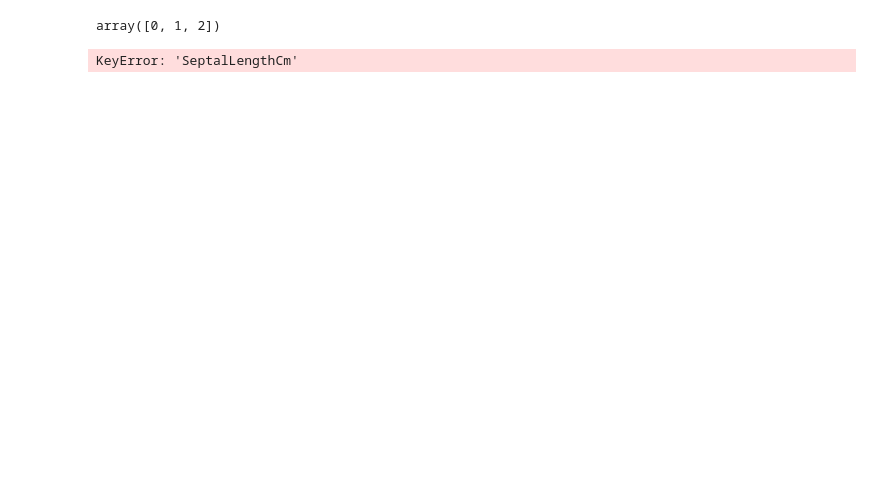
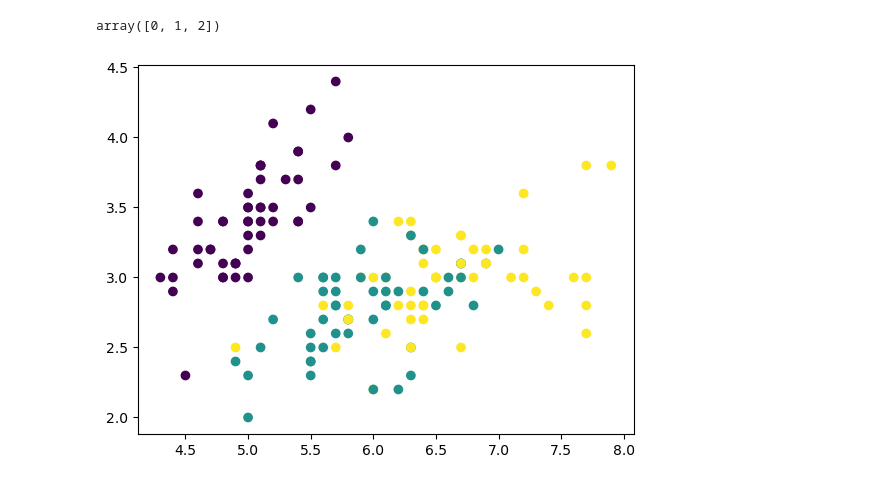
Before and after one commit to olegkich/iris-species-classification, a Jupyter notebook: main.ipynb, the cells around one changed output. Saved outputs shown, nothing was run; the diff lists cells and outputs as text; code cells hidden in the pictures; blank space fills up the shorter version.

```diff
--- a/main.ipynb
+++ b/main.ipynb
@@ -18,3 +18,8 @@ iris_data[0:5]
 | 2 | 3 | 4.7 | 3.2 | 1.3 | 0.2 | 0 |
 | 3 | 4 | 4.6 | 3.1 | 1.5 | 0.2 | 0 |
 | 4 | 5 | 5.0 | 3.6 | 1.4 | 0.2 | 0 |
+# %%
+from sklearn.utils import shuffle
+
+iris_data = shuffle(iris_data, random_state=69)
+iris_data
@@ -23,7 +42,7 @@ np.unique(iris_data['Species'])
 # %% [output]
 array([0, 1, 2])
 # %%
-plt.scatter(iris_data['SepalLengthCm'], iris_data['SepalWidthCm'])
+plt.scatter(iris_data['SepalLengthCm'], iris_data['SepalWidthCm'], c=iris_data['Species'])
 plt.show()
 # %% [output]
-KeyError: 'SeptalLengthCm'
+[figure, added]
```
Also changed, not shown: parts of 7 cells of this notebook.
